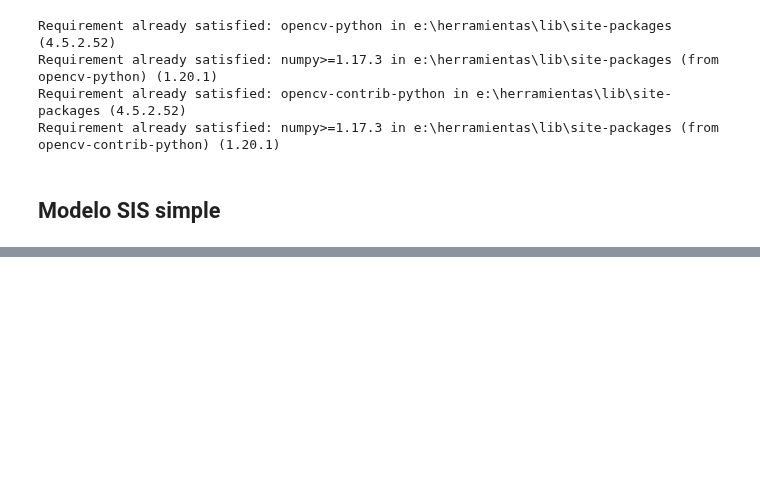
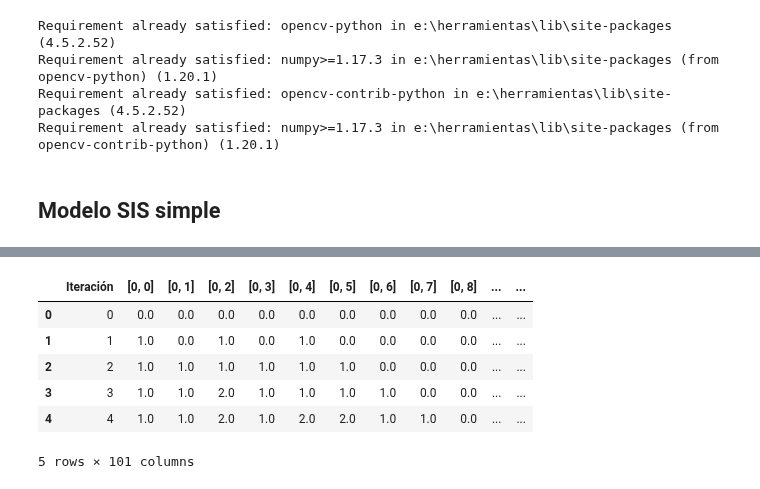
Before and after one commit to Grupo-de-simulacion-con-automatas/CAsimulations-Modelacion-de-dinamicas-topologicas-en-la-propagacion-de-una-enfermedad-usando-CA, a Jupyter notebook: Codigo/3. Datos para la red neuronal.ipynb, the cells around one changed output, grey strips where cells are left out. Cells and saved outputs as stored; diff of their text form; code cells hidden in the pictures; blank space fills up the shorter version.

```diff
--- a/Codigo/3. Datos para la red neuronal.ipynb
+++ b/Codigo/3. Datos para la red neuronal.ipynb
@@ -135,0 +111,11 @@ NeighborsStatesInDataFrame([1,6],listOfCoordinatesNeighbors,df).head()
+# %%
+a=0.2; b=0.5
+ranges = [[1,25,0.4],[25,64,0.4],[65,90,0.2]]
+ages_sys1 = agesMatrix(ranges,system)
+mr = [[1,14,0.0005],[15,69,0.02],[70,100,0.15]]
+br = 2
+
+system = initialCondition(0.1, np.zeros((10,10)))
+SIRmodelWithBirthsAndDeaths = models("sir_birthAndMortavility",a,b,system,Moore)
+SIRmodelWithBirthsAndDeaths.birthRate = br; SIRmodelWithBirthsAndDeaths.probabilityOfDyingByAgeGroup = mr
+SIRmodelWithBirthsAndDeaths.systemAges = ages_sys1; SIRmodelWithBirthsAndDeaths.annualUnit = 365
@@ -135,0 +146,14 @@ NeighborsStatesInDataFrame([1,6],listOfCoordinatesNeighbors,df).head()
+# %%
+SIRmodelWithBirthsAndDeathsEvolutions = SIRmodelWithBirthsAndDeaths.evolutions
+listOfCoordinatesNeighbors = Neighbors(system,Moore,1,1)
+
+df = GetStatesByIteration(SIRmodelWithBirthsAndDeathsEvolutions,listOfCoordinatesNeighbors).head()
+df
+# %% [output]
+|  | Iteración | [0, 0] | [0, 1] | [0, 2] | [0, 3] | [0, 4] | [0, 5] | [0, 6] | [0, 7] | [0, 8] | ... | ... |
+| 0 | 0 | 0.0 | 0.0 | 0.0 | 0.0 | 0.0 | 0.0 | 0.0 | 0.0 | 0.0 | ... | ... |
+| 1 | 1 | 1.0 | 0.0 | 1.0 | 0.0 | 1.0 | 0.0 | 0.0 | 0.0 | 0.0 | ... | ... |
+| 2 | 2 | 1.0 | 1.0 | 1.0 | 1.0 | 1.0 | 1.0 | 0.0 | 0.0 | 0.0 | ... | ... |
+| 3 | 3 | 1.0 | 1.0 | 2.0 | 1.0 | 1.0 | 1.0 | 1.0 | 0.0 | 0.0 | ... | ... |
+| 4 | 4 | 1.0 | 1.0 | 2.0 | 1.0 | 2.0 | 2.0 | 1.0 | 1.0 | 0.0 | ... | ... |
+5 rows × 101 columns
```
Also changed, not shown: parts of 20 cells of this notebook, 2 other files.
